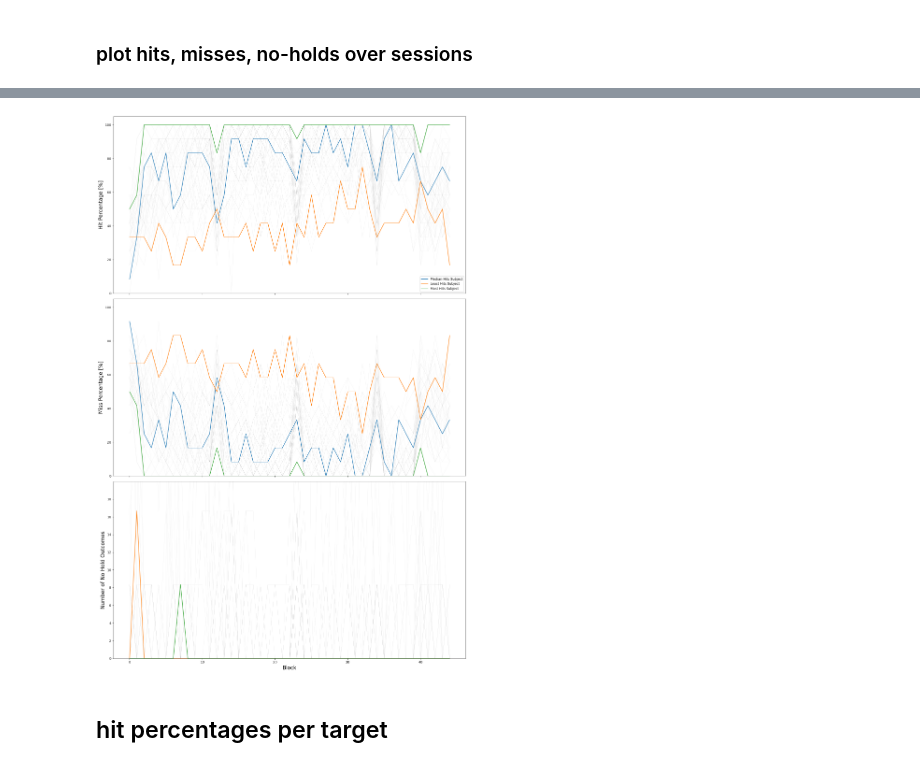
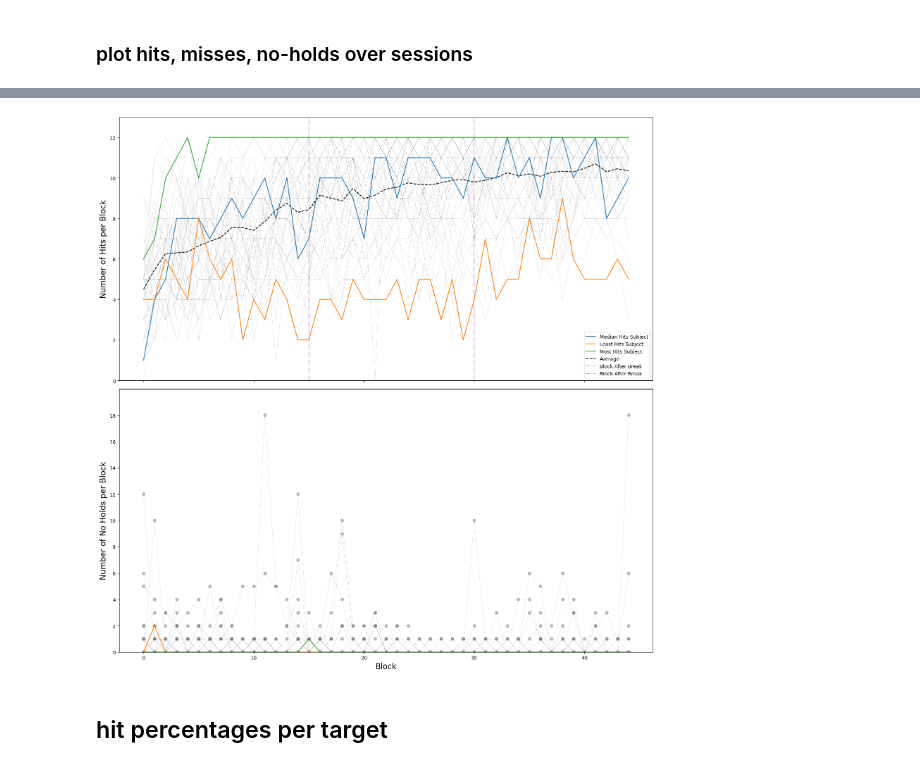
Before and after one commit to spewil/phd, a Jupyter notebook: analysis/notebooks/success_metrics.ipynb, the cells around one changed output, grey strips where cells are left out. Drawn from its saved outputs; the diff is of its cells as text; code cells hidden in the pictures.

```diff
--- a/analysis/notebooks/success_metrics.ipynb
+++ b/analysis/notebooks/success_metrics.ipynb
@@ -21,8 +21,8 @@ c = collection.Collection(collection_name)
 ### counting numbers of hits
 # %%
 # count the number of hits over all sessions for each subject in the collection
-counts = {}
+hit_counts = {}
 for name, sub in c.subjects.items():
     t = sub.tasks["center_hold"]
-    sessions = t.sessions.values()
-    counts[name] = [s.outcome_counts for s in sessions]
+    sessions = t.sorted_sessions()
+    hit_counts[name] = [s.outcome_counts for s in sessions]
@@ -49,7 +29,9 @@ list(counts.items())[0][1]
 # %%
+# count total number of hits per subject
+
 hit_sums = {}
-for name in counts.keys():
-    hit_sums[name] = sum([sesh["hits"] for sesh in counts[name]])
+for subject_name in hit_counts.keys():
+    hit_sums[subject_name] = sum([sesh["hits"] for sesh in hit_counts[subject_name]])
 
 sorted_hit_sums = sorted(hit_sums.items(), key = lambda e: e[1])
 
@@ -75,3 +57,8 @@ holly 412
 hyewon 212
 # %% [markdown]
 ### plot hits, misses, no-holds over sessions
+# %%
+# someone has 18 no holds? that can't be correct?
+for sub in hit_counts.keys():
+    # print(sub, np.max([h["noholds"] for h in hit_counts[sub]]), np.argmax([h["noholds"] for h in hit_counts[sub]]))
+    print(sub, len([h["noholds"] for h in hit_counts[sub]]))
@@ -78,42 +83,52 @@ hyewon 212
 # %%
-outcomes_fig, (hit_ax, miss_ax, nohold_ax) = plt.subplots(3,1,figsize=(16,24),sharex=True)
+outcomes_fig, (hit_ax, nohold_ax) = plt.subplots(2,1,figsize=(16,16),sharex=True)
+hit_sum = np.zeros((45))
+for sub in hit_counts.keys():
+    hit_vec = np.array([h["hits"] for h in hit_counts[sub]][:45])
+    no_hold_vec = np.array([h["noholds"] for h in hit_counts[sub]][:45])
+    hit_sum = np.add(hit_sum, hit_vec)
+    if sub == most_hit_subject:
+        hit_ax.plot(hit_vec,label="Most Hits Subject",zorder=100)
+        # miss_ax.plot([h["misses"]/12*100 for h in hit_counts[sub]][:45],zorder=100)
+        nohold_ax.plot(no_hold_vec,zorder=100)
+    elif sub == median_hit_subject:
+        hit_ax.plot(hit_vec,label="Median Hits Subject",zorder=100)
+        # miss_ax.plot([h["misses"]/12*100 for h in hit_counts[sub]][:45],zorder=100)
+        nohold_ax.plot(no_hold_vec,zorder=100)
+    elif sub == least_hit_subject:
+        hit_ax.plot(hit_vec,label="Least Hits Subject",zorder=100)
+        # miss_ax.plot([h["misses"]/12*100 for h in hit_counts[sub]][:45],zorder=100)
+        nohold_ax.plot(no_hold_vec,zorder=100)
+    else:
+        hit_ax.plot(hit_vec, "grey", linewidth=0.3,alpha=0.5)
+        # miss_ax.plot([h["misses"]/12*100 for h in hit_counts[sub]][:45], "grey", linewidth=0.3,alpha=0.2)
+        nohold_ax.plot(no_hold_vec, "-o", c="grey", linewidth=0.3,alpha=0.5)
 
-for sub in counts.keys():
-    if sub == most_hit_subject:
-        hit_ax.plot([h["hits"]/12*100 for h in counts[sub]][:45],label="Most Hits Subject",zorder=100)
-        miss_ax.plot([h["misses"]/12*100 for h in counts[sub]][:45],zorder=100)
-        nohold_ax.plot([h["noholds"]/12*100 for h in counts[sub]][:45],zorder=100)
-    elif sub == median_hit_subject:
-        hit_ax.plot([h["hits"]/12*100 for h in counts[sub]][:45],label="Median Hits Subject",zorder=100)
-        miss_ax.plot([h["misses"]/12*100 for h in counts[sub]][:45],zorder=100)
-        nohold_ax.plot([h["noholds"]/12*100 for h in counts[sub]][:45],zorder=100)
-    elif sub == least_hit_subject:
-        hit_ax.plot([h["hits"]/12*100 for h in counts[sub]][:45],label="Least Hits Subject",zorder=100)
-        miss_ax.plot([h["misses"]/12*100 for h in counts[sub]][:45],zorder=100)
-        nohold_ax.plot([h["noholds"]/12*100 for h in counts[sub]][:45],zorder=100)
-    else:
-        hit_ax.plot([h["hits"]/12*100 for h in counts[sub]][:45], "grey", linewidth=0.3,alpha=0.2)
-        miss_ax.plot([h["misses"]/12*100 for h in counts[sub]][:45], "grey", linewidth=0.3,alpha=0.2)
-        nohold_ax.plot([h["noholds"]/12*100 for h in counts[sub]][:45], "grey", linewidth=0.3,alpha=0.2)
+hit_avg = np.divide(hit_sum, len(hit_counts.keys()))
+hit_ax.plot(hit_avg, "k--", label="Average")
 
 # hit_ax.set_title("Hits over Blocks", fontsize=16)
-hit_ax.set_ylim([0,105])
-hit_ax.set_ylabel("Hit Percentage [%]", fontsize=16)
+hit_ax.set_ylim([0,13])
+hit_ax.set_ylabel("Number of Hits per Block", fontsize=16)
+# add lines for subjects taking a rest
+hit_ax.plot([15, 15], hit_ax.get_ylim(), "-.", c="purple", alpha=0.4, label="Block After Break")
+hit_ax.plot([30, 30], hit_ax.get_ylim(), "-.", c="purple", alpha=0.4, label="Block After Break")
 hit_ax.legend(loc="lower right")
 
-# miss_ax.set_title("Misses over Blocks", fontsize=16)
-miss_ax.set_ylim([0,105])
-miss_ax.set_ylabel("Miss Percentage [%]", fontsize=16)
+# # miss_ax.set_title("Misses over Blocks", fontsize=16)
+# miss_ax.set_ylim([0,105])
+# miss_ax.set_ylabel("Miss Percentage [%]", fontsize=16)
 
 # nohold_ax.set_title("No Holds over Blocks", fontsize=16)
-nohold_ax.set_ylabel("Number of No Hold Outcomes", fontsize=16)
+nohold_ax.set_ylabel("Number of No Holds per Block", fontsize=16)
 nohold_ax.set_ylim([0,20])
 nohold_ax.set_yticks(list(range(0,20,2)))
 nohold_ax.set_xlabel("Block", fontsize=16)
 
+
 outcomes_fig.tight_layout()
 # %% [output]
-[figure, old version]
+[figure, new version]
 # %%
 outcomes_fig.savefig("/Users/spencer/motor-control/thesis/images/data_analysis2023/outcomes.pdf", dpi=300, format="pdf")
 # %% [markdown]
```
Also changed, not shown: parts of 15 cells of this notebook, 5 other files.
